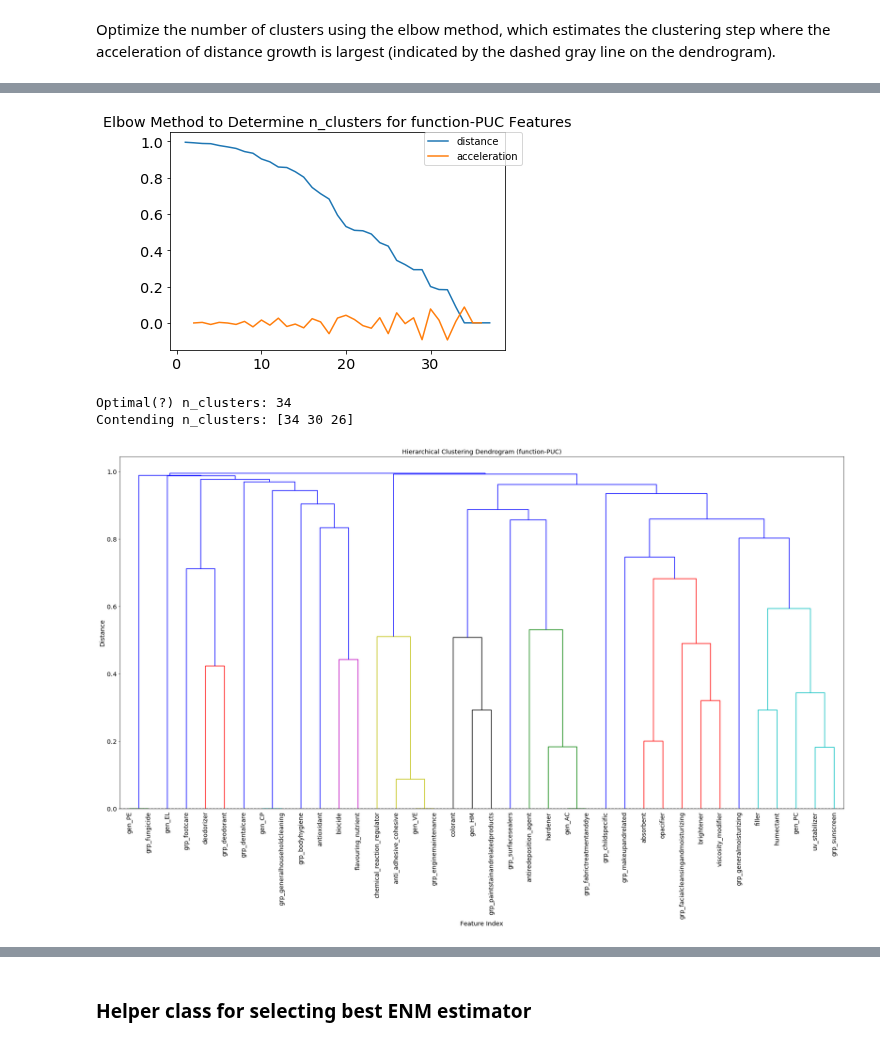
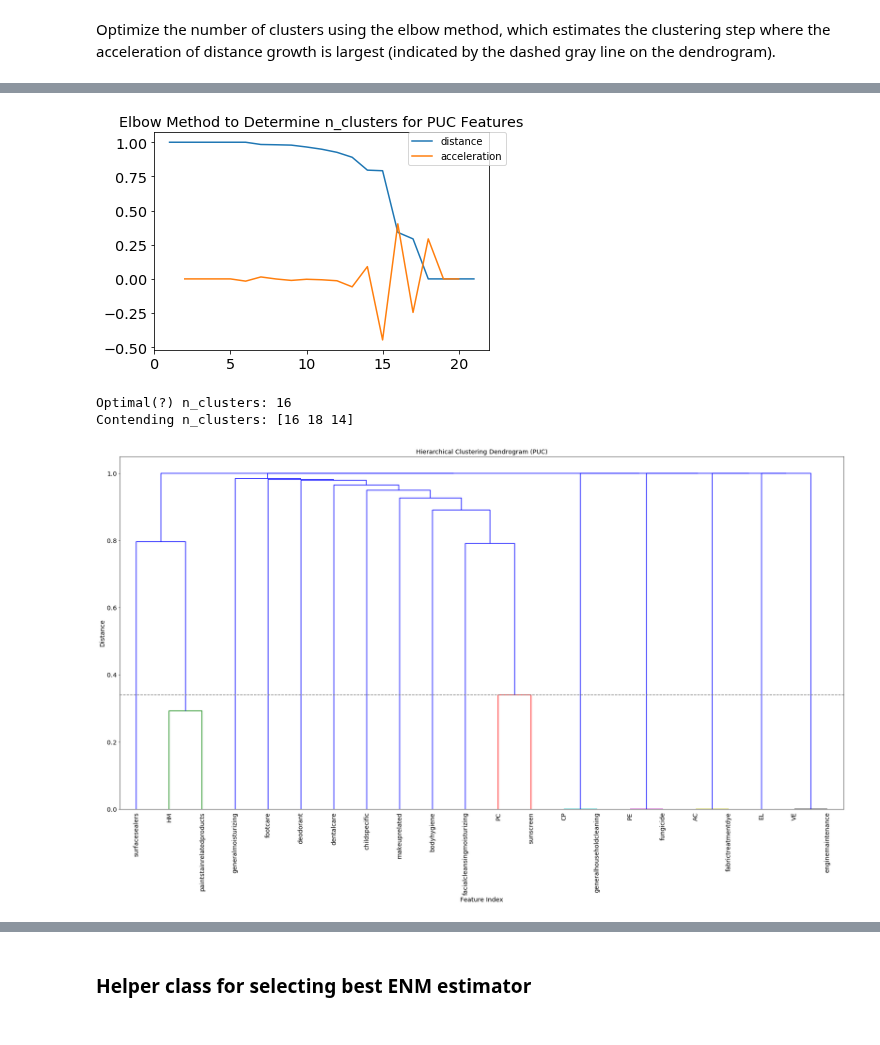
Before and after one commit to LukaThorn/ml-weight-fraction, a Jupyter notebook: preprocessENM.ipynb, the cells around one changed output, grey strips where cells are left out. Cells and saved outputs as stored; diff of their text form; code cells hidden in the pictures.

```diff
--- a/preprocessENM.ipynb
+++ b/preprocessENM.ipynb
@@ -83,14 +66,0 @@ X_enm.rename(columns={'lubricating_agent':'anti_adhesive_cohesive'},
-# %%
-# Find and replace (clean data)
-
-# To maintain atomicity, assign all child-specific products (C) as articles (A)
-# and all OTC pharmaceuticals (P) as formulas (F) (they were all liquids)
-X_enm['matrix'] = X_enm['matrix'].replace('C','A', regex=True)
-X_enm['matrix'] = X_enm['matrix'].replace('P','F', regex=True)
-
-# Clean up data in refined column so it's only spray vs NOC
-X_enm['refined'] = X_enm['refined'].replace('child','NOC', regex=True)
-X_enm['refined'] = X_enm['refined'].replace('exterior','NOC', regex=True)
-X_enm['refined'] = X_enm['refined'].replace('interior','NOC', regex=True)
-X_enm['refined'] = X_enm['refined'].replace('soft','NOC', regex=True)
-X_enm['refined'] = X_enm['refined'].replace('plastic','NOC', regex=True)
@@ -146,6 +146,6 @@ cols
 # %%
 # Log-transform density so that it is no longer skewed
-X_enm['propLogDensity'] = X_enm['propDensity'].apply(np.log10)
+X_enm['cprp_logdensity'] = X_enm['cprp_Density'].apply(np.log10)
 
 # Replace propDensity with propLogDensity in data frame
 cols = X_enm.columns.tolist()
@@ -201,0 +158,16 @@ list(Xm_enm.columns.values)
+# %%
+# Data frame for only functional use categories
+Xf_enm = X_enm[X_enm.columns[pd.Series(X_enm.columns).str.startswith('func')]]
+enm_func_names = [s[5:] for s in list(Xf_enm.columns.values)]
+
+# Only product categories
+filter_col = [c for c in X_enm if c.startswith('pgen') or c.startswith('pgrp')]
+Xp_enm = X_enm[filter_col]
+enm_PUC_names = [s[5:] for s in list(Xp_enm.columns.values)]
+
+# Only chemical properties
+Xc_enm = X_enm[X_enm.columns[pd.Series(X_enm.columns).str.startswith('cprp')]]
+
+# Only matrix properties
+Xm_enm = X_enm.iloc[:,-3:]
+print(Xm_enm.columns.values)
@@ -479,11 +452,10 @@ def optimize_clustering(feature_data,
 # %%
-# Similarity matrix
-# ENM Function and PUC features
-cluster_set_fp = optimize_clustering(Xfp_enm,
-                                     feature_names=enm_all_names,
-                                     save_fig_name='function-PUC')
+# Elbow graph and dendrogram: ENM PUC features
+cluster_set_p = optimize_clustering(Xp_enm,
+                                    feature_names=enm_PUC_names,
+                                    save_fig_name='PUC')
 # %% [output]
-[figure, old version]
+[figure, new version]
-Optimal(?) n_clusters: 34
-Contending n_clusters: [34 30 26]
+Optimal(?) n_clusters: 16
+Contending n_clusters: [16 18 14]
-[figure, old version]
+[figure, new version]
```
Also changed, not shown: parts of 33 cells of this notebook.
